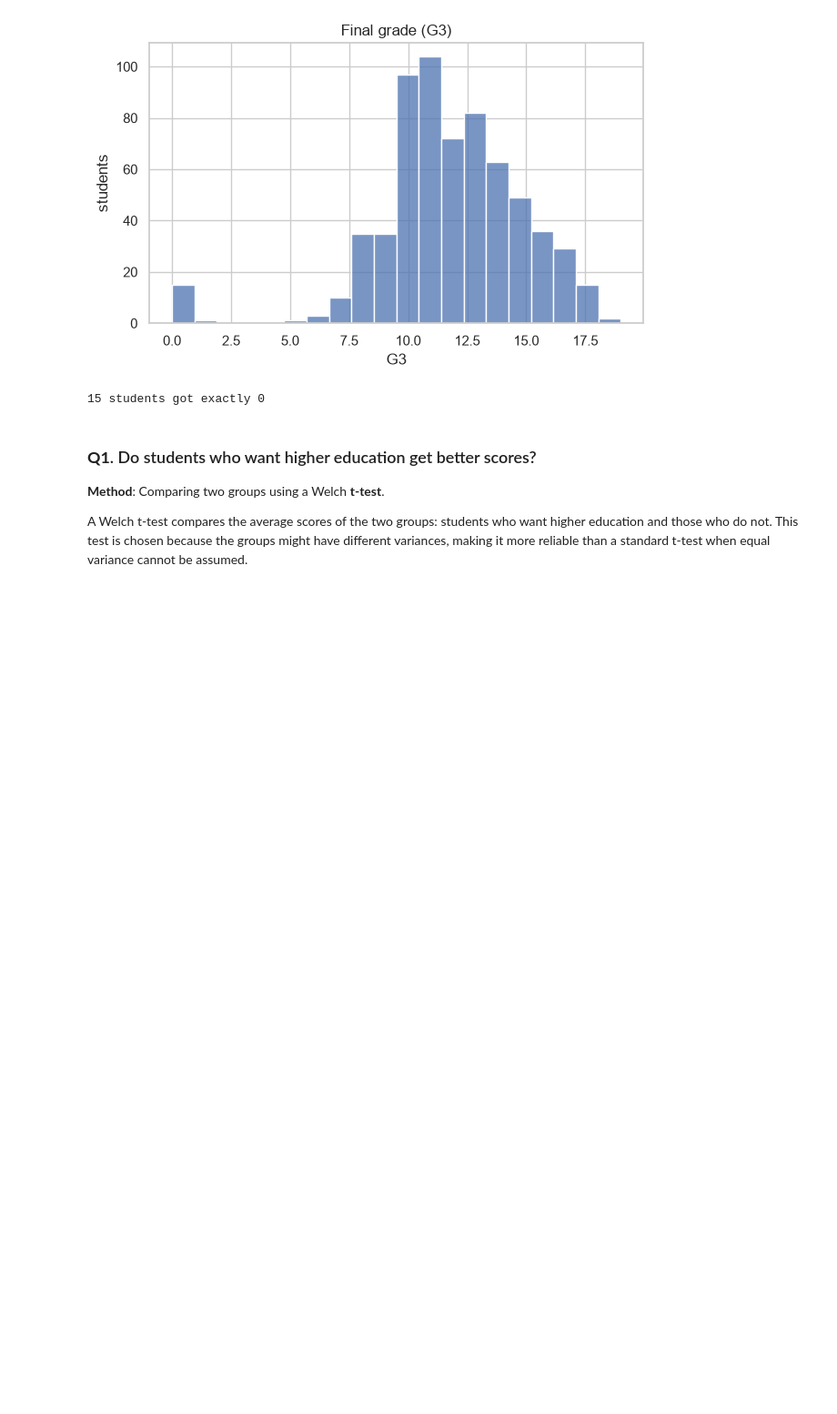
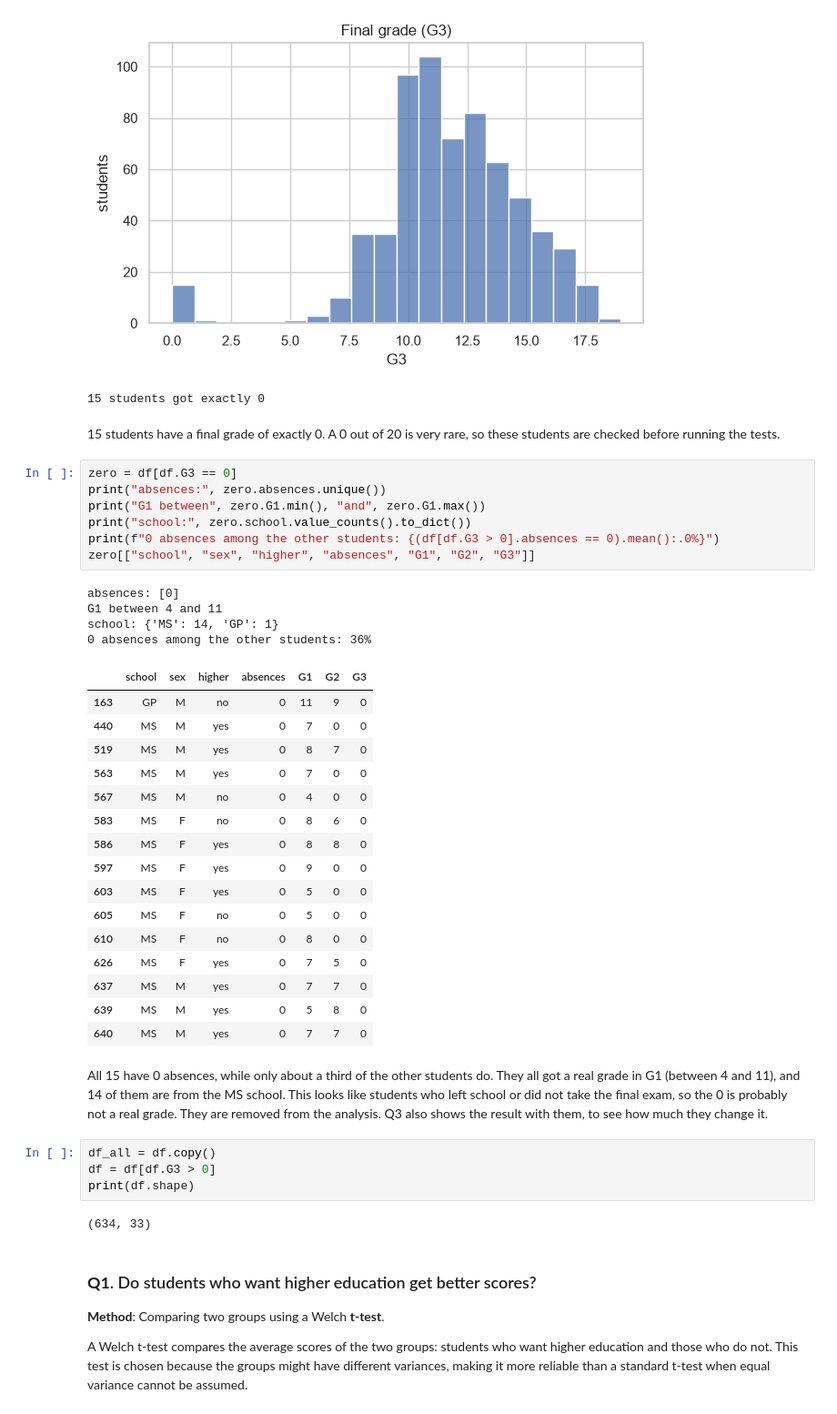
Before and after one commit to madzareh/inferential-stats-lab, a Jupyter notebook: main.ipynb, the cells around one changed output. Shown at 91% size. Saved outputs shown, nothing was run; the diff lists cells and outputs as text; blank space fills up the shorter version.

```diff
--- a/main.ipynb
+++ b/main.ipynb
@@ -54,6 +54,44 @@ print((df.G3 == 0).sum(), "students got exactly 0")
 # %% [output]
 [figure]
 15 students got exactly 0
+# %% [markdown]
+15 students have a final grade of exactly 0. A 0 out of 20 is very rare, so these students are checked before running the tests.
+# %%
+zero = df[df.G3 == 0]
+print("absences:", zero.absences.unique())
+print("G1 between", zero.G1.min(), "and", zero.G1.max())
+print("school:", zero.school.value_counts().to_dict())
+print(f"0 absences among the other students: {(df[df.G3 > 0].absences == 0).mean():.0%}")
+zero[["school", "sex", "higher", "absences", "G1", "G2", "G3"]]
+# %% [output]
+absences: [0]
+G1 between 4 and 11
+school: {'MS': 14, 'GP': 1}
+0 absences among the other students: 36%
+|  | school | sex | higher | absences | G1 | G2 | G3 |
+| 163 | GP | M | no | 0 | 11 | 9 | 0 |
+| 440 | MS | M | yes | 0 | 7 | 0 | 0 |
+| 519 | MS | M | yes | 0 | 8 | 7 | 0 |
+| 563 | MS | M | yes | 0 | 7 | 0 | 0 |
+| 567 | MS | M | no | 0 | 4 | 0 | 0 |
+| 583 | MS | F | no | 0 | 8 | 6 | 0 |
+| 586 | MS | F | yes | 0 | 8 | 8 | 0 |
+| 597 | MS | F | yes | 0 | 9 | 0 | 0 |
+| 603 | MS | F | yes | 0 | 5 | 0 | 0 |
+| 605 | MS | F | no | 0 | 5 | 0 | 0 |
+| 610 | MS | F | no | 0 | 8 | 0 | 0 |
+| 626 | MS | F | yes | 0 | 7 | 5 | 0 |
+| 637 | MS | M | yes | 0 | 7 | 7 | 0 |
+| 639 | MS | M | yes | 0 | 5 | 8 | 0 |
+| 640 | MS | M | yes | 0 | 7 | 7 | 0 |
+# %% [markdown]
+All 15 have 0 absences, while only about a third of the other students do. They all got a real grade in G1 (between 4 and 11), and 14 of them are from the MS school. This looks like students who left school or did not take the final exam, so the 0 is probably not a real grade. They are removed from the analysis. Q3 also shows the result with them, to see how much they change it.
+# %%
+df_all = df.copy()
+df = df[df.G3 > 0]
+print(df.shape)
+# %% [output]
+(634, 33)
 # %% [markdown]
 ### **Q1**. Do students who want higher education get better scores?
 **Method**: Comparing two groups using a Welch **t-test**.
```
Also changed, not shown: parts of 10 cells of this notebook, 1 other file.
